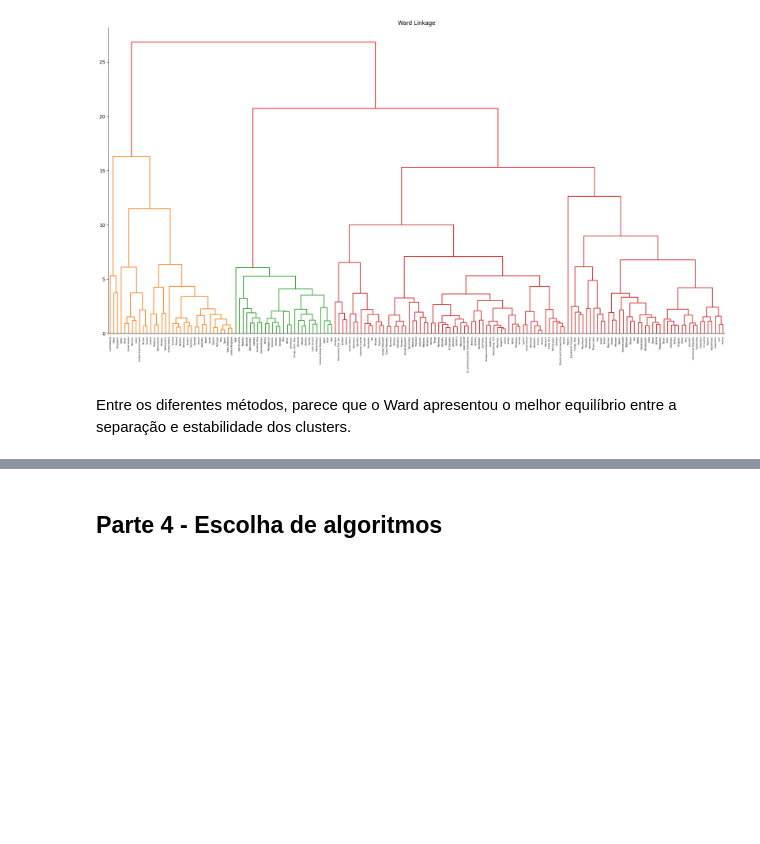
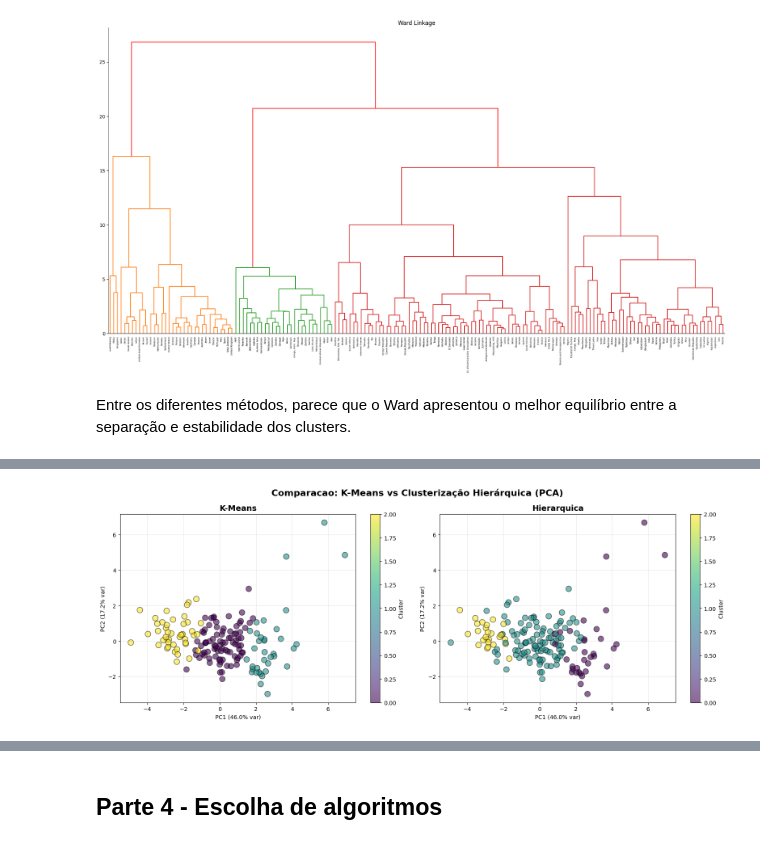
Before and after one commit to thealexandrelara/project-infnet-algoritmos-de-inteligencia-artificial-para-clusterizacao-25E4_2, a Jupyter notebook: project.ipynb, the cells around one changed output, grey strips where cells are left out. Saved outputs shown, nothing was run; the diff lists cells and outputs as text; code cells hidden in the pictures; blank space fills up the shorter version.

```diff
--- a/project.ipynb
+++ b/project.ipynb
@@ -591,0 +697,33 @@ Entre os diferentes métodos, parece que o Ward apresentou o melhor equilíbrio
+# %%
+from sklearn.decomposition import PCA
+
+pca = PCA(n_components=2)
+X_pca = pca.fit_transform(X_scaled)
+
+# Visualizacao comparativa
+fig5, axes = plt.subplots(1, 2, figsize=(16, 6))
+
+# K-Means
+ax1 = axes[0]
+scatter1 = ax1.scatter(X_pca[:, 0], X_pca[:, 1], c=kmeans_labels,
+                       cmap='viridis', s=100, alpha=0.6, edgecolors='black')
+ax1.set_xlabel(f'PC1 ({pca.explained_variance_ratio_[0]*100:.1f}% var)')
+ax1.set_ylabel(f'PC2 ({pca.explained_variance_ratio_[1]*100:.1f}% var)')
+ax1.set_title('K-Means', fontsize=14, fontweight='bold')
+ax1.grid(True, alpha=0.3)
+plt.colorbar(scatter1, ax=ax1, label='Cluster')
+
+# Hierarquica
+ax2 = axes[1]
+scatter2 = ax2.scatter(X_pca[:, 0], X_pca[:, 1], c=hierarchical_ward_linkage_labels,
+                       cmap='viridis', s=100, alpha=0.6, edgecolors='black')
+ax2.set_xlabel(f'PC1 ({pca.explained_variance_ratio_[0]*100:.1f}% var)')
+ax2.set_ylabel(f'PC2 ({pca.explained_variance_ratio_[1]*100:.1f}% var)')
+ax2.set_title('Hierarquica', fontsize=14, fontweight='bold')
+ax2.grid(True, alpha=0.3)
+plt.colorbar(scatter2, ax=ax2, label='Cluster')
+
+fig5.suptitle('Comparacao: K-Means vs Clusterização Hierárquica (PCA)', fontsize=16, fontweight='bold')
+plt.tight_layout()
+# %% [output]
+[figure, added]
```
Also changed, not shown: parts of 6 cells of this notebook.
